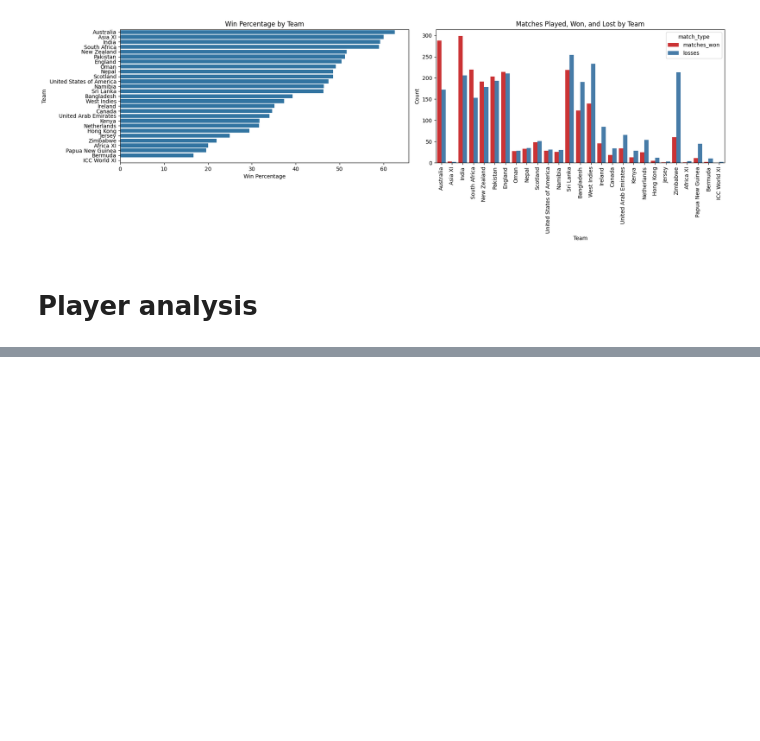
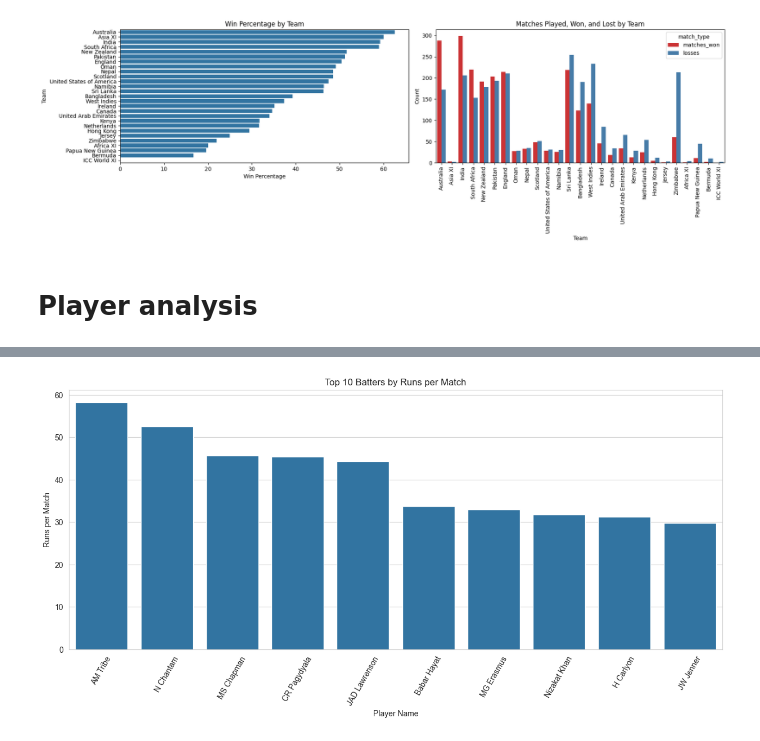
Before and after one commit to adimail/fantasy-sports-machine-learning, a Jupyter notebook: Data analysis.ipynb, the cells around one changed output, grey strips where cells are left out. Saved outputs shown, nothing was run; the diff lists cells and outputs as text; code cells hidden in the pictures; blank space fills up the shorter version.

```diff
--- a/Data analysis.ipynb
+++ b/Data analysis.ipynb
@@ -512,0 +564,11 @@ player_df.head(20)
+# %%
+batter_df['runs_per_match'] = batter_df['total_runs'] / batter_df['total_matches_played']
+plt.figure(figsize=(15, 6))
+sns.barplot(x='player_name', y='runs_per_match', data=batter_df.sort_values(by='runs_per_match', ascending=False).head(10))
+plt.title('Top 10 Batters by Runs per Match')
+plt.xlabel('Player Name')
+plt.ylabel('Runs per Match')
+plt.xticks(rotation=60)
+plt.show()
+# %% [output]
+[figure, added]
```
Also changed, not shown: parts of 25 cells of this notebook.
